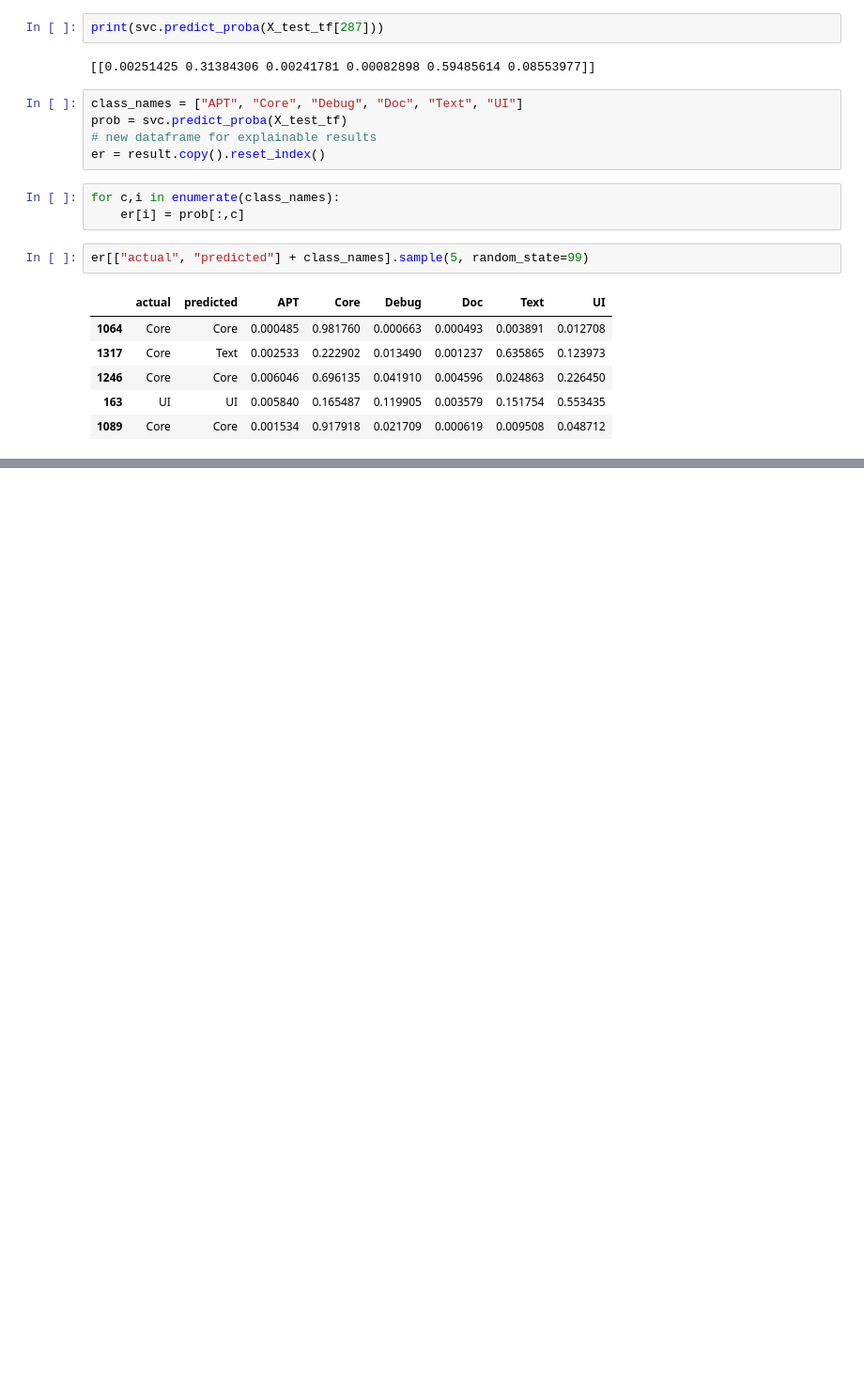
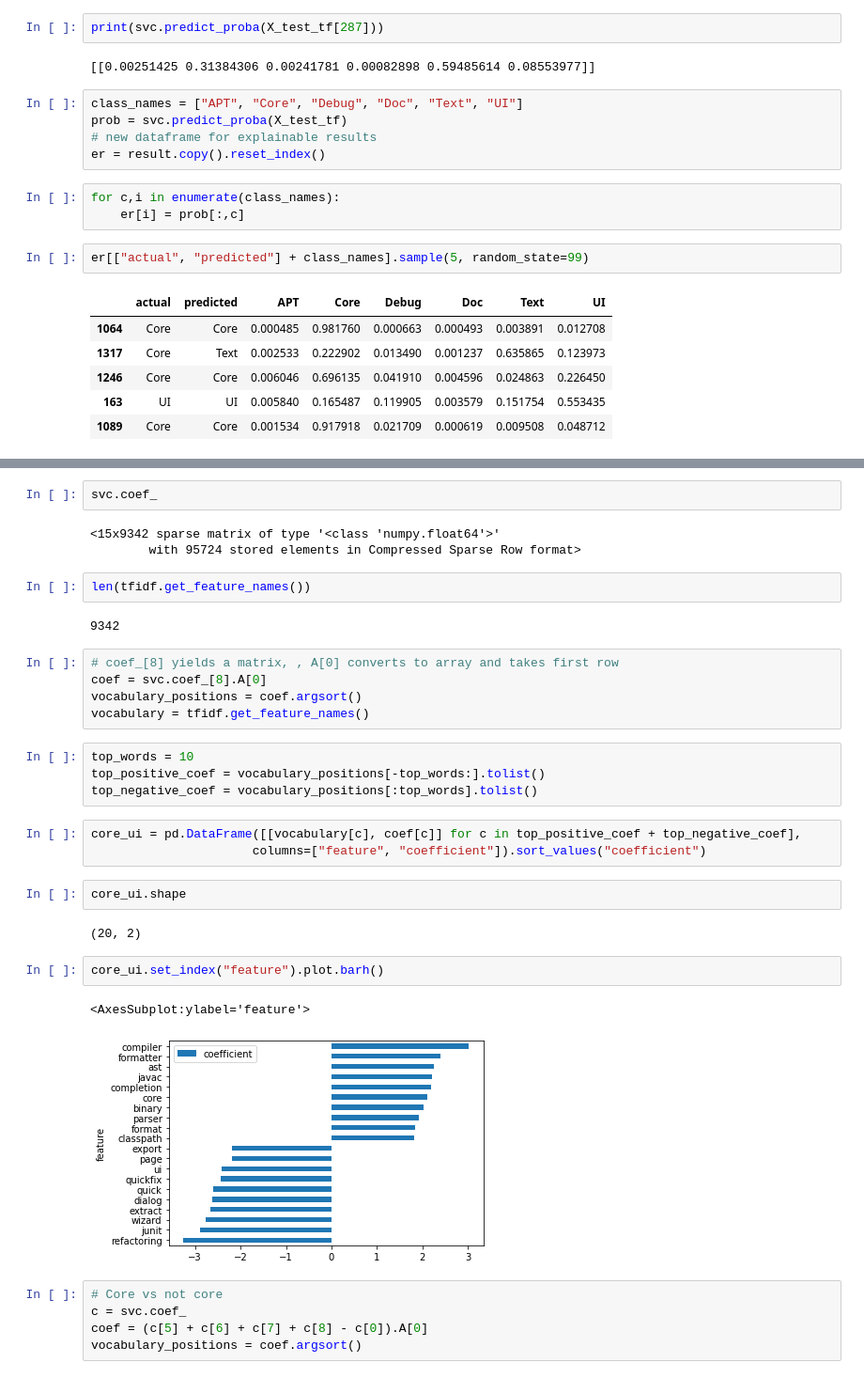
Before and after one commit to jiwpark00/NLP-Tasks, a Jupyter notebook: Explaining Text Classifier.ipynb, the cells around one changed output, grey strips where cells are left out. Shown at 94% size. Drawn from its saved outputs; the diff is of its cells as text; blank space fills up the shorter version.

```diff
--- a/Explaining Text Classifier.ipynb
+++ b/Explaining Text Classifier.ipynb
@@ -109,0 +157,35 @@ er[["actual", "predicted"] + class_names].sample(5, random_state=99)
+# %%
+svc.coef_
+# %% [output]
+<15x9342 sparse matrix of type '<class 'numpy.float64'>'
+        with 95724 stored elements in Compressed Sparse Row format>
+# %%
+len(tfidf.get_feature_names())
+# %% [output]
+9342
+# %%
+# coef_[8] yields a matrix, , A[0] converts to array and takes first row
+coef = svc.coef_[8].A[0]
+vocabulary_positions = coef.argsort()
+vocabulary = tfidf.get_feature_names()
+# %%
+top_words = 10
+top_positive_coef = vocabulary_positions[-top_words:].tolist()
+top_negative_coef = vocabulary_positions[:top_words].tolist()
+# %%
+core_ui = pd.DataFrame([[vocabulary[c], coef[c]] for c in top_positive_coef + top_negative_coef],
+                      columns=["feature", "coefficient"]).sort_values("coefficient")
+# %%
+core_ui.shape
+# %% [output]
+(20, 2)
+# %%
+core_ui.set_index("feature").plot.barh()
+# %% [output]
+<AxesSubplot:ylabel='feature'>
+[figure, added]
+# %%
+# Core vs not core
+c = svc.coef_
+coef = (c[5] + c[6] + c[7] + c[8] - c[0]).A[0]
+vocabulary_positions = coef.argsort()
```
Also changed, not shown: parts of 40 cells of this notebook.
